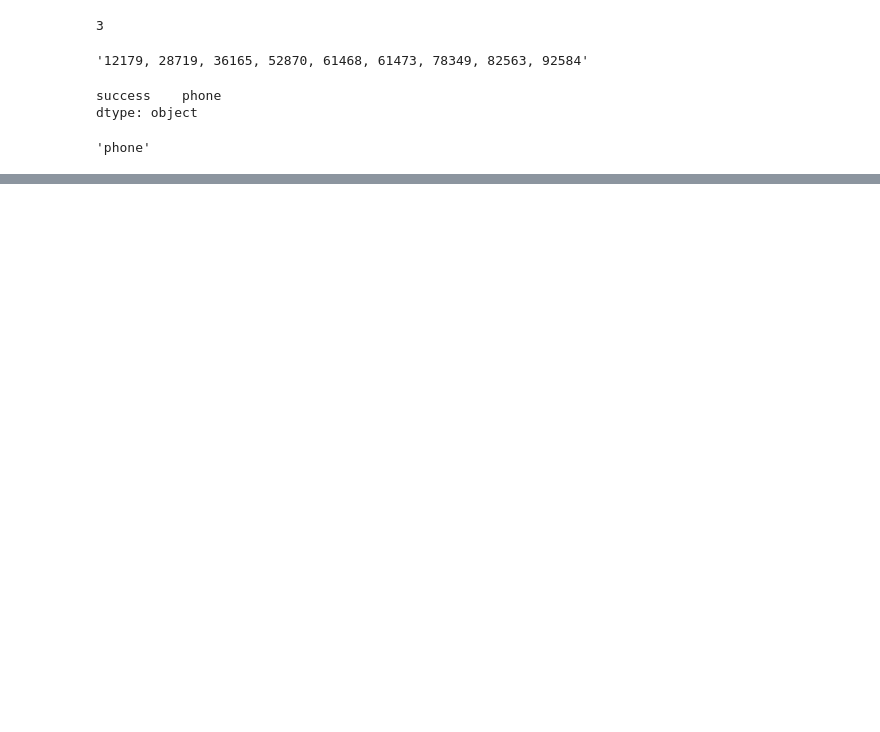
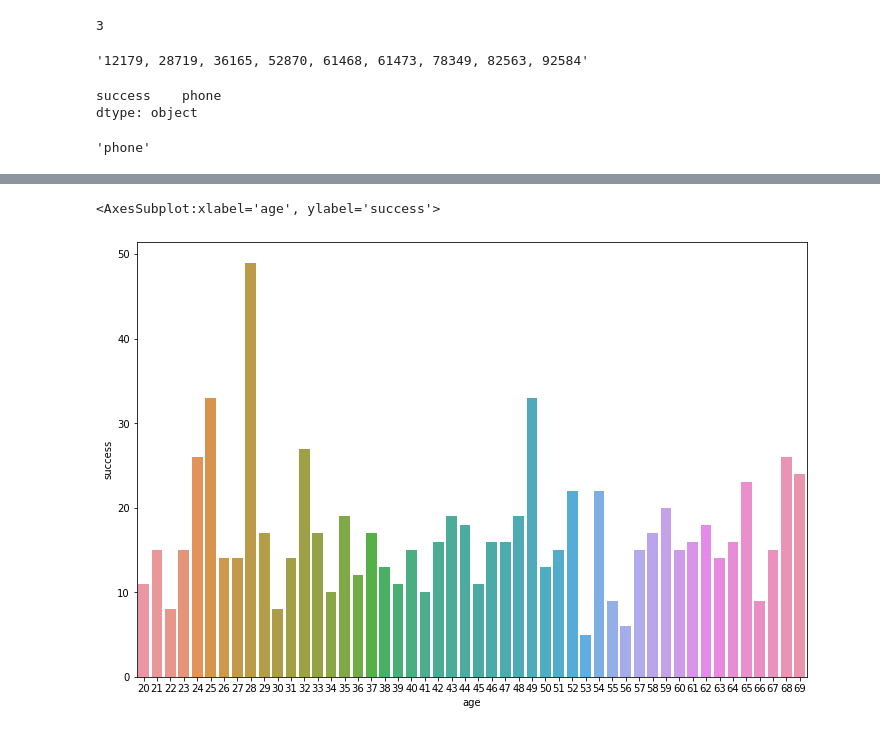
Before and after one commit to vavilovnv/Data-analysis, a Jupyter notebook: Demo KarpovCourses Data Analyst/Lesson3_petproject.ipynb, the cells around one changed output, grey strips where cells are left out. Drawn from its saved outputs; the diff is of its cells as text; code cells hidden in the pictures; blank space fills up the shorter version.

```diff
--- a/Demo KarpovCourses Data Analyst/Lesson3_petproject.ipynb
+++ b/Demo KarpovCourses Data Analyst/Lesson3_petproject.ipynb
@@ -45,0 +69,16 @@ dtype: object
+# %%
+# Визуализируйте число успешных операций, сделанных на платформе computer, в зависимости от возраста, используя sns.countplot.
+# По оси x – возраст, y – число успешных операций. Если размер графика получается небольшим, можно добавить
+# plt.figure(figsize=(12, 8)) в начало соответствующей ячейки.
+# Вопрос: Клиенты какого возраста совершили наибольшее количество успешных действий?
+
+# вариант 1
+df = (user_data.merge(logs, on = 'client')
+         .query('platform == "computer" and success')
+         .groupby('age', as_index = False)
+         .agg({'success': 'count'}))
+plt.figure(figsize=(12, 8))
+sns.barplot(x = df.age, y = df.success)
+# %% [output]
+<AxesSubplot:xlabel='age', ylabel='success'>
+[figure, added]
```
Also changed, not shown: parts of 4 cells of this notebook.
